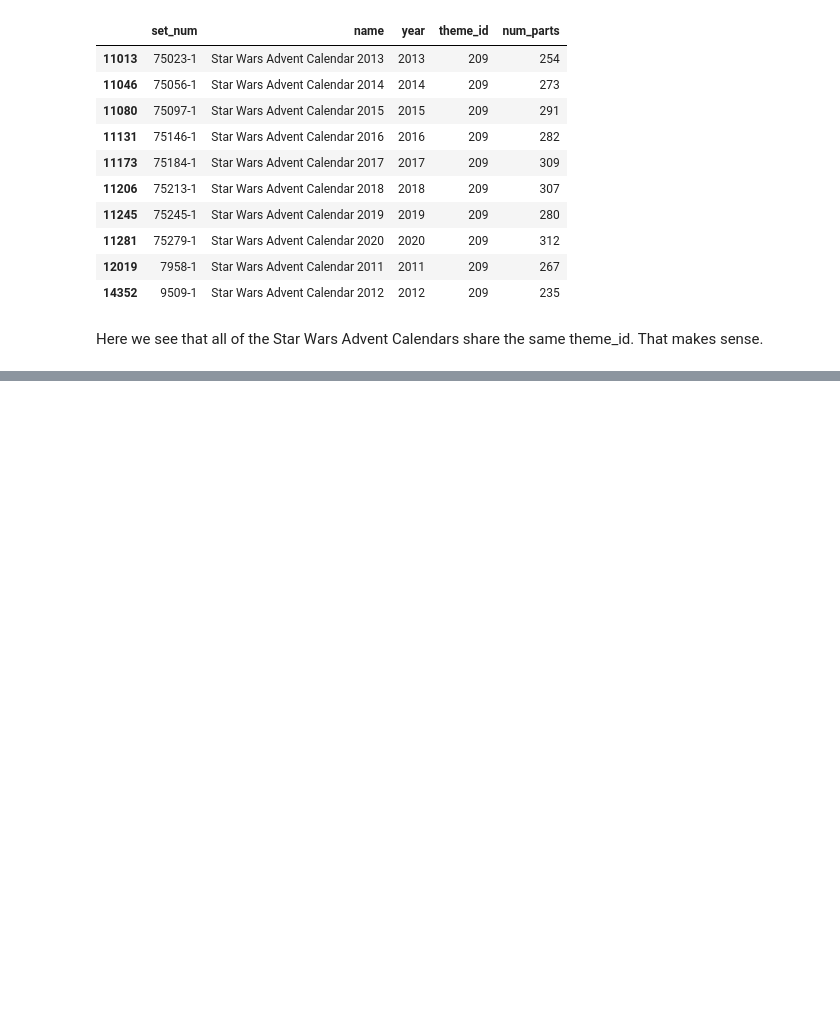
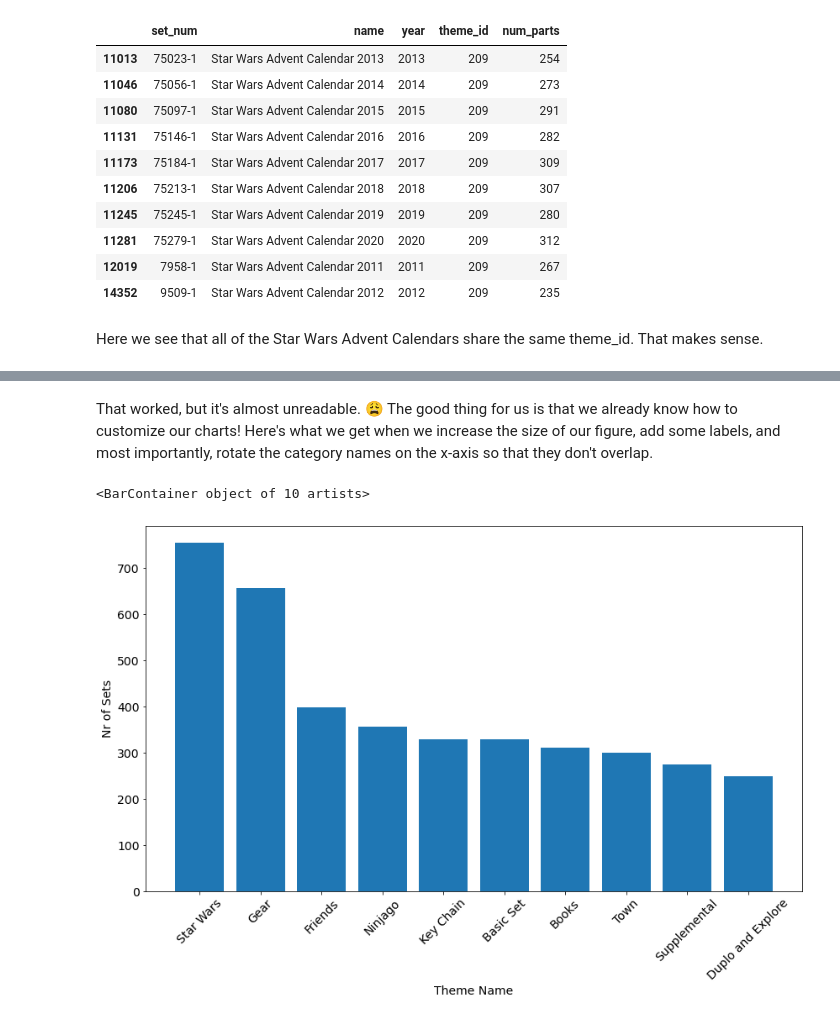
Before and after one commit to Joshua-Jenkins33/100DaysOfPython, a Jupyter notebook: 073_Day_73_Aggregate_and_Merge_Data_with_Pandas_LEGO_Dataset/LEGO.ipynb, the cells around one changed output, grey strips where cells are left out. Cells and saved outputs as stored; diff of their text form; code cells hidden in the pictures; blank space fills up the shorter version.

```diff
--- a/073_Day_73_Aggregate_and_Merge_Data_with_Pandas_LEGO_Dataset/LEGO.ipynb
+++ b/073_Day_73_Aggregate_and_Merge_Data_with_Pandas_LEGO_Dataset/LEGO.ipynb
@@ -351,0 +411,13 @@ Here we see that all of the Star Wars Advent Calendars share the same theme_id.
+# %% [markdown]
+That worked, but it's almost unreadable. 😩 The good thing for us is that we already know how to customize our charts! Here's what we get when we increase the size of our figure, add some labels, and most importantly, rotate the category names on the x-axis so that they don't overlap.
+# %%
+plt.figure(figsize=(14,8))
+plt.xticks(fontsize=14, rotation=45)
+plt.yticks(fontsize=14)
+plt.ylabel('Nr of Sets', fontsize=14)
+plt.xlabel('Theme Name', fontsize=14)
+
+plt.bar(merged_df.name[:10], merged_df.set_count[:10])
+# %% [output]
+<BarContainer object of 10 artists>
+[figure, added]
```
Also changed, not shown: parts of 12 cells of this notebook, 1 other file.
